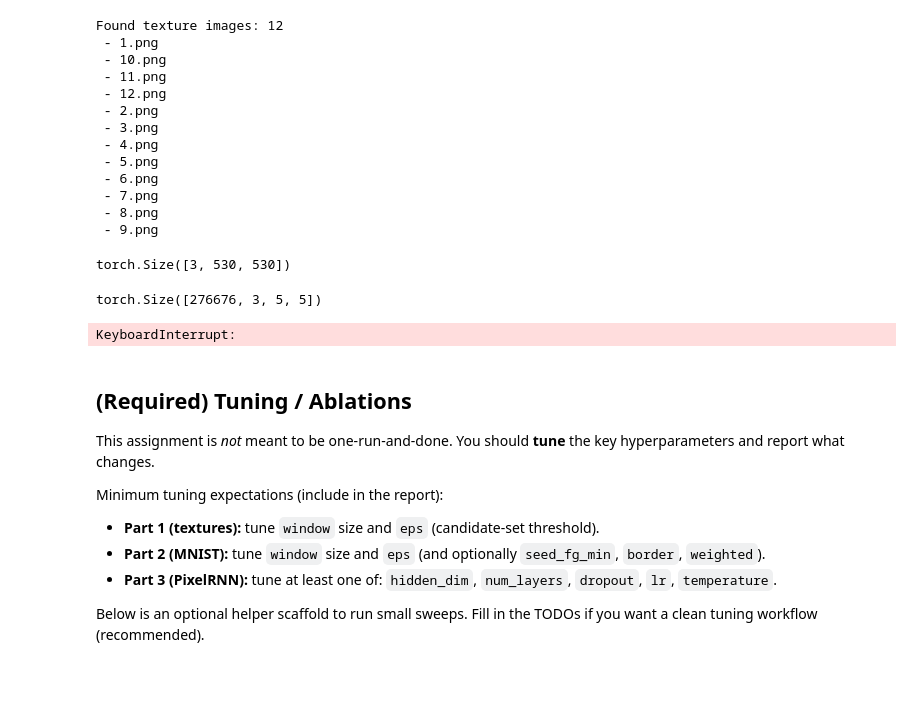
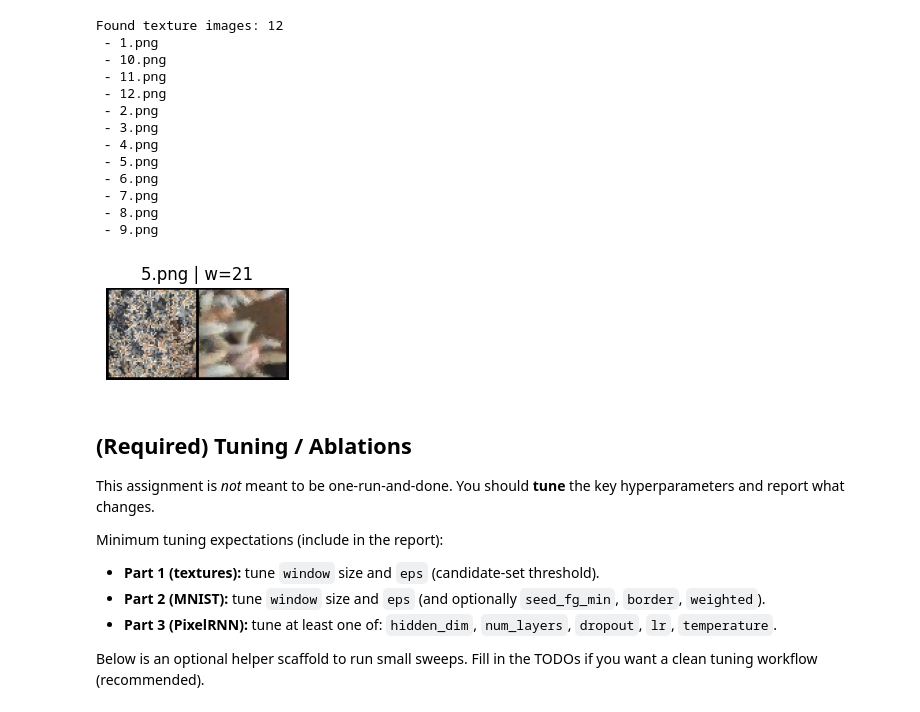
Before and after one commit to zbalkhy/EEC289, a Jupyter notebook: hw2/hw2.ipynb, the cells around one changed output. Cells and saved outputs as stored; diff of their text form; code cells hidden in the pictures; blank space fills up the shorter version.

```diff
--- a/hw2/hw2.ipynb
+++ b/hw2/hw2.ipynb
@@ -4,7 +4,6 @@
 Fill in the TODO sections.
 # %%
 # Imports
-%matplotlib qt
 import os
 from pathlib import Path
 import random
@@ -30,8 +29,8 @@ def set_seed(seed: int = 0):
     torch.manual_seed(seed)
     torch.cuda.manual_seed_all(seed)
 
-set_seed(0)
+#set_seed(0)
 
-device = torch.device("cuda" if torch.cuda.is_available() else "cpu")
+device = torch.device("cuda:0" if torch.cuda.is_available() else "cpu")
 print("device:", device)
 # %% [output]
@@ -178,16 +177,6 @@ def extract_patches_from_image(img: torch.Tensor, window: int, max_patches: int
         idx = torch.randperm(patches.shape[0])[:max_patches]
         patches = patches[idx]
     return patches.to(device)
-# %%
-texture = load_texture_as_tensor(texture_files[0])
-print(texture.shape)
-texture_patches = extract_patches_from_image(texture, 5)
-# %% [output]
-torch.Size([3, 530, 530])
-# %%
-texture_patches.shape
-# %% [output]
-torch.Size([276676, 3, 5, 5])
 # %%
 def compute_frontier(known: torch.Tensor, valid: torch.Tensor, neighborhood: int = 8) -> torch.Tensor:
     """
@@ -241,8 +230,17 @@ def choose_seed_patch_index(patches: torch.Tensor, seed_fg_min: int = 0) -> int:
     if seed_fg_min == 0:
         return torch.randint(0,patches.shape[0],(1,)).item()
     else:
-        #TODO compute sum over all elements, this is weird i dont get it.
-        return 0
+        sums = patches.reshape(patches.shape[0], -1).sum(dim=1)  # (N,)
+        mask = sums > seed_fg_min
+        valid_indices = mask.nonzero(as_tuple=True)[0]
+
+        # If no patch satisfies constraint, fall back to uniform random
+        if valid_indices.shape[0] == 0:
+            return torch.randint(0, patches.shape[0], (1,)).item()
+
+        # Sample uniformly from valid indices
+        choice = torch.randint(0, valid_indices.shape[0], (1,)).item()
+        return valid_indices[choice].item()
 
 
 def choose_frontier_pixel(
@@ -486,32 +484,33 @@ def efros_leung_synthesize_from_patch_pool(
 # %%
 # ---- Part 1 demo (will run after you implement the TODOs) ----
 OUT_H, OUT_W = 64, 64
-WINDOWS = [5]          # TODO (tuning): try e.g. [5, 11]
-EPS = 0.01            # TODO (tuning): try e.g. 0.02, 0.05, 0.1
-MAX_PATCHES = None     # e.g., 50000 to cap candidates for speed/memory
+WINDOWS = [21]          # TODO (tuning): try e.g. [5, 11]
+EPS = 0.04            # TODO (tuning): try e.g. 0.02, 0.05, 0.1
+MAX_PATCHES = 100000     # e.g., 50000 to cap candidates for speed/memory
 RESIZE_SRC = None       # resize textures for consistent runtime
 NEIGHBORHOOD = 8      # 4 or 8
 VERBOSE = True
 
-for path in texture_files[6:7]:
+for path in texture_files[7:8]:
     src = load_texture_as_tensor(path, resize=RESIZE_SRC).to(device)
     for w in WINDOWS:
         patches = extract_patches_from_image(src, window=w, max_patches=MAX_PATCHES, device=device)
-        out = efros_leung_synthesize_from_patch_pool(
+        out, stats = efros_leung_synthesize_from_patch_pool(
             patches=patches,
             out_h=OUT_H, out_w=OUT_W,
             eps=EPS,
             neighborhood=NEIGHBORHOOD,
             seed_fg_min=0,
             border=0,
             weighted=False,
             h_mult=0.3,
             verbose=VERBOSE,
+            return_stats=True,
         )
         show_grid([src.cpu(), out], nrow=2, resize_to=(OUT_H, OUT_W), title=f"{path.name} | w={w}")
     break
 # %% [output]
-KeyboardInterrupt:
+[figure, added]
 # %% [markdown]
 ## (Required) Tuning / Ablations
 
```
Also changed, not shown: parts of 8 cells of this notebook, 2 other files.
